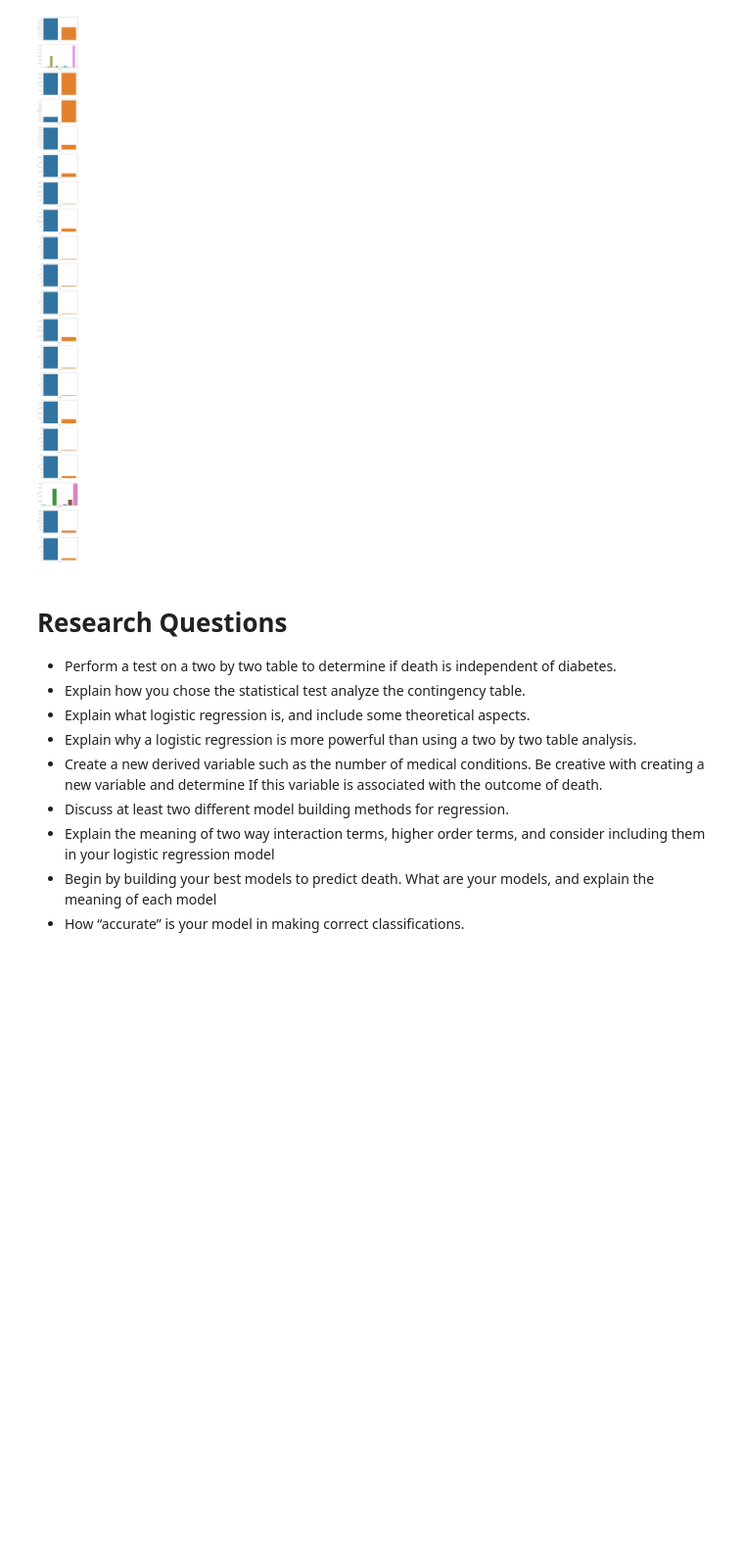
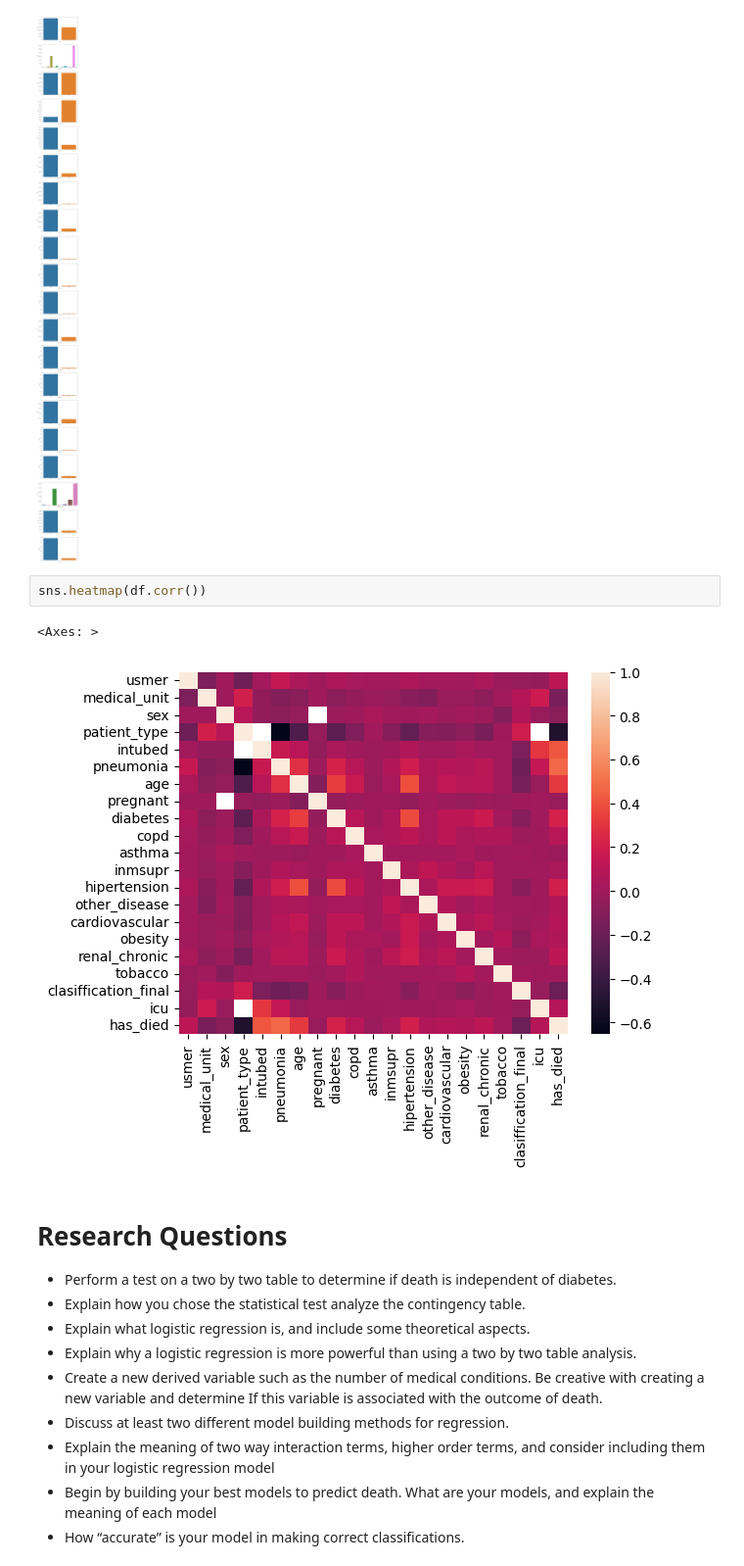
Before and after one commit to jairus-m/kaggle, a Jupyter notebook: comp-4441-draft.ipynb, the cells around one changed output. Shown at 98% size. Cells and saved outputs as stored; diff of their text form; blank space fills up the shorter version.

```diff
--- a/comp-4441-draft.ipynb
+++ b/comp-4441-draft.ipynb
@@ -271,6 +271,11 @@ for i, col in enumerate(categorical_cols):
 plt.show()
 # %% [output]
 [figure]
+# %%
+sns.heatmap(df.corr())
+# %% [output]
+<Axes: >
+[figure, added]
 # %% [markdown]
 # Research Questions
 
```
Also changed, not shown: parts of 12 cells of this notebook.
